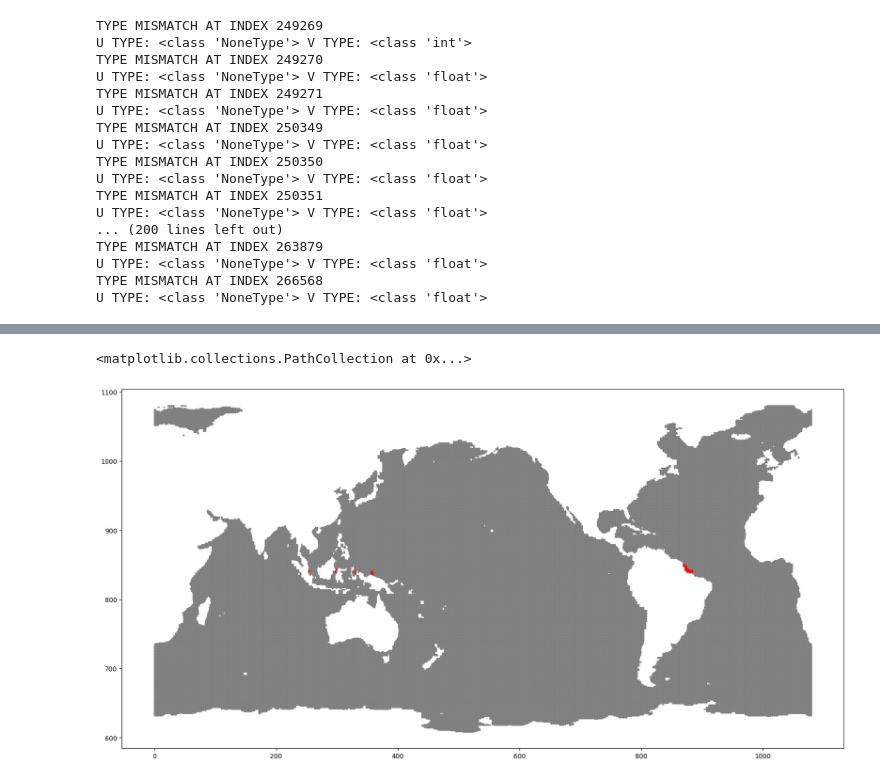
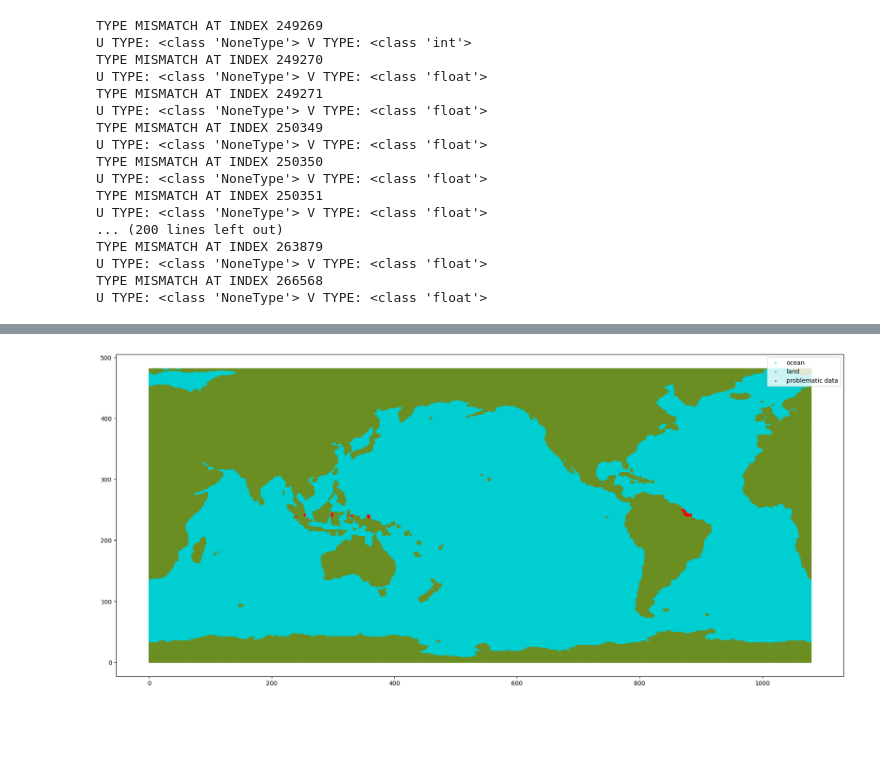
Before and after one commit to adarshramiyer/current-forecasting, a Jupyter notebook: eda.ipynb, the cells around one changed output, grey strips where cells are left out. Drawn from its saved outputs; the diff is of its cells as text; code cells hidden in the pictures; blank space fills up the shorter version.

```diff
--- a/eda.ipynb
+++ b/eda.ipynb
@@ -45,21 +46,22 @@ U TYPE: <class 'NoneType'> V TYPE: <class 'float'>
 TYPE MISMATCH AT INDEX 266568
 U TYPE: <class 'NoneType'> V TYPE: <class 'float'>
 # %%
-# plotting map
+# getting map data
 
-fig, ax = plt.subplots(1, figsize=(20, 10))
 land_x_list = []
 land_y_list = []
 x_list = []
 y_list = []
+problem_x_list = []
+problem_y_list = []
 
 for i in range(len(u_data)):
     if (u_data[i] != None):
         x_list.append(int(i % 1080))
-        y_list.append(1080 - int(i / 1080))
+        y_list.append(481 - int(i / 1080))
     else:
         land_x_list.append(int(i % 1080))
-        land_y_list.append(1080 - int(i / 1080))
-ax.scatter(x_list, y_list, s=1, c='b')
-ax.scatter(land_x_list, land_y_list, s=1, c='g')
-plt.show()
+        land_y_list.append(481 - int(i / 1080))
+    if ((u_data[i] == None and v_data[i] != None) or (u_data[i] != None and v_data[i] == None)):
+        problem_x_list.append(int(i % 1080))
+        problem_y_list.append(481 - int(i / 1080))
@@ -68,18 +68,12 @@ plt.show()
-# %%
-# checking problematic areas
-
-fig, ax = plt.subplots(1, figsize=(20, 10))
-
-problem_x_list = []
-problem_y_list = []
-
-for i in range(len(u_data)):
-    if ((u_data[i] == None and v_data[i] != None) or (u_data[i] != None and v_data[i] == None)):
-        problem_x_list.append(int(i % 1080))
-        problem_y_list.append(1080 - int(i / 1080))
-
-ax.scatter(x_list, y_list, s=1, c='gray')
-ax.scatter(problem_x_list, problem_y_list, s=1, c='r')
-# %% [output]
-<matplotlib.collections.PathCollection at 0x...>
-[figure, removed]
+# %%
+# plotting map
+
+fig, ax = plt.subplots(1, figsize=(21.6, 9.62))
+
+ax.scatter(x_list, y_list, s=2, c='darkturquoise', label='ocean')
+ax.scatter(land_x_list, land_y_list, s=2, c='olivedrab', label='land')
+ax.scatter(problem_x_list, problem_y_list, s=2, c='r', label='problematic data')
+ax.legend(loc='upper right')
+plt.show()
+# %% [output]
+[figure, added]
```
Also changed, not shown: parts of 3 cells of this notebook.
